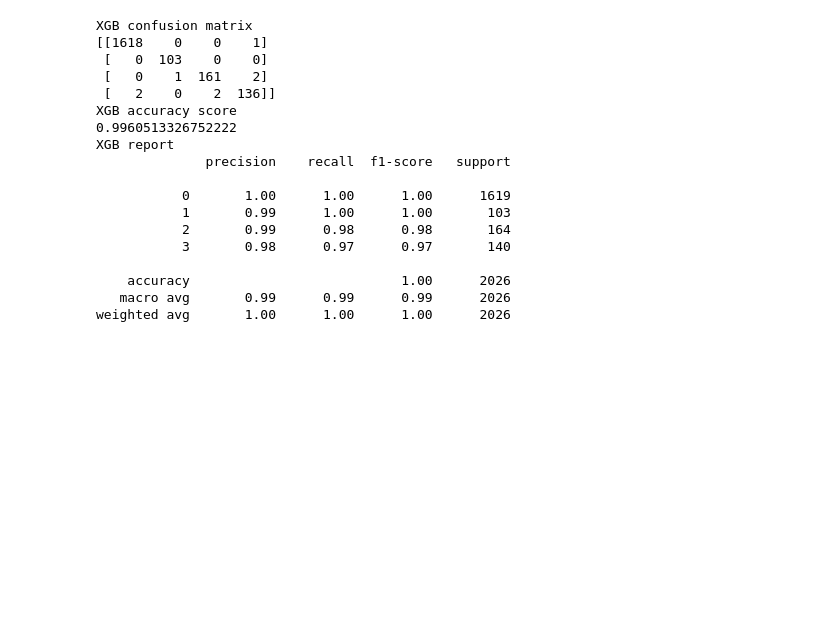
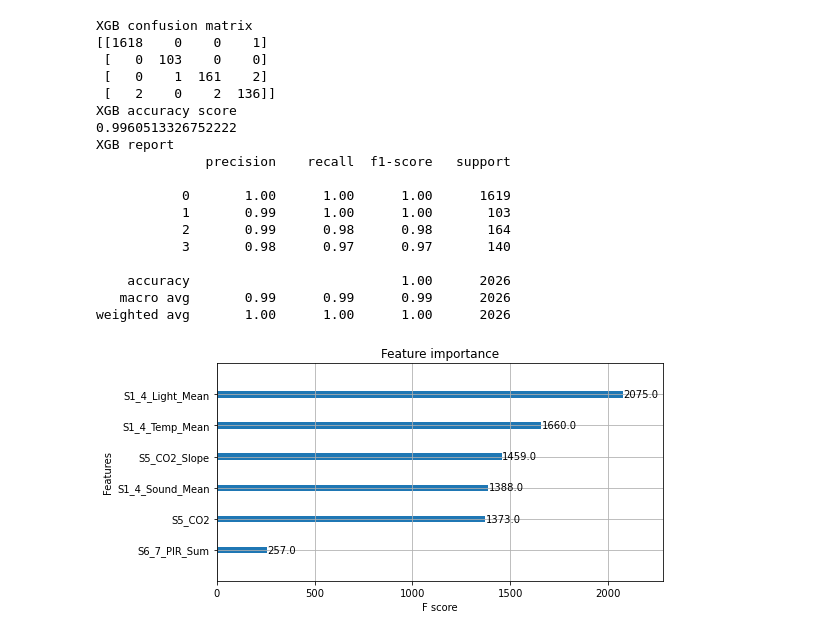
Before and after one commit to AzzamAlfurhud/BC-ML-Project, a Jupyter notebook: Room Occupancy Estimation.ipynb, the cells around one changed output. Saved outputs shown, nothing was run; the diff lists cells and outputs as text; code cells hidden in the pictures; blank space fills up the shorter version.

Commit message:
- Add coefficients and importance

```diff
--- a/Room Occupancy Estimation.ipynb
+++ b/Room Occupancy Estimation.ipynb
@@ -367,7 +404,7 @@ weighted avg       0.96      0.95      0.95      2026
 # %%
 import xgboost as xgb
 
-XGB = xgb.XGBClassifier(
+xgbM = xgb.XGBClassifier(
                         n_estimators=600,
                         max_depth=4,
                         objective='binary:logistic', #new objective
@@ -379,7 +416,7 @@ XGB = xgb.XGBClassifier(
                        )
 
 eval_set=[(X_train,y_train),(X_test,y_test)]
-fit_model = XGB.fit(
+fit_model = xgbM.fit(
                     X_train, y_train,
                     eval_set=eval_set,
                     eval_metric='mlogloss', #new evaluation metric: classification error (could also use AUC, e.g.)
@@ -418,3 +455,9 @@ XGB report
     accuracy                           1.00      2026
    macro avg       0.99      0.99      0.99      2026
 weighted avg       1.00      1.00      1.00      2026
+# %%
+ax = xgb.plot_importance(xgbM)
+fig = ax.figure
+fig.set_size_inches(8, 4);
+# %% [output]
+[figure, added]
```
Also changed, not shown: parts of 5 cells of this notebook.
